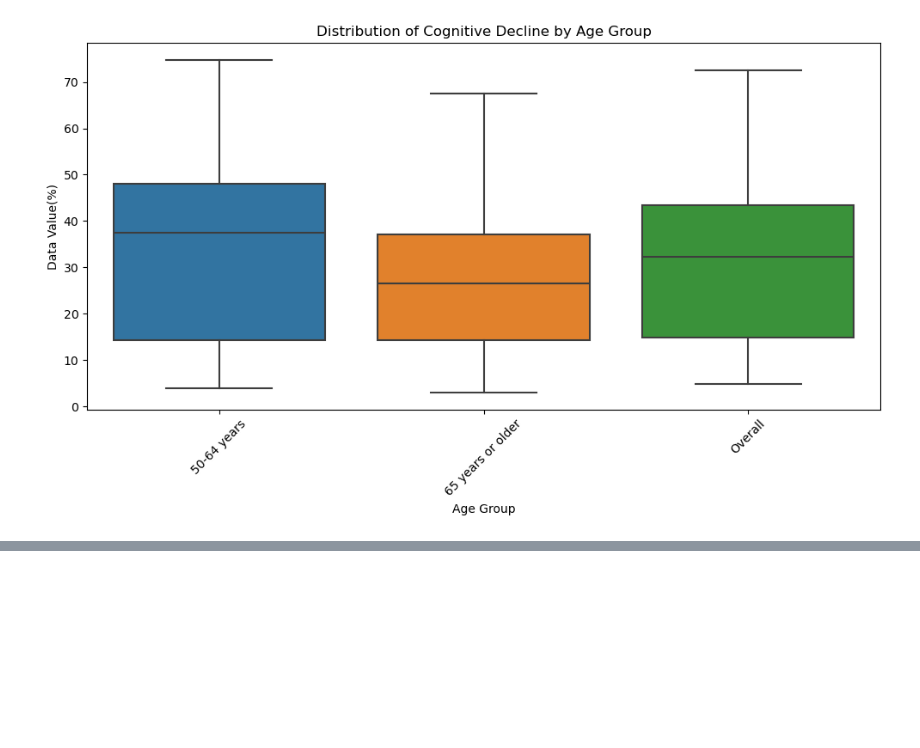
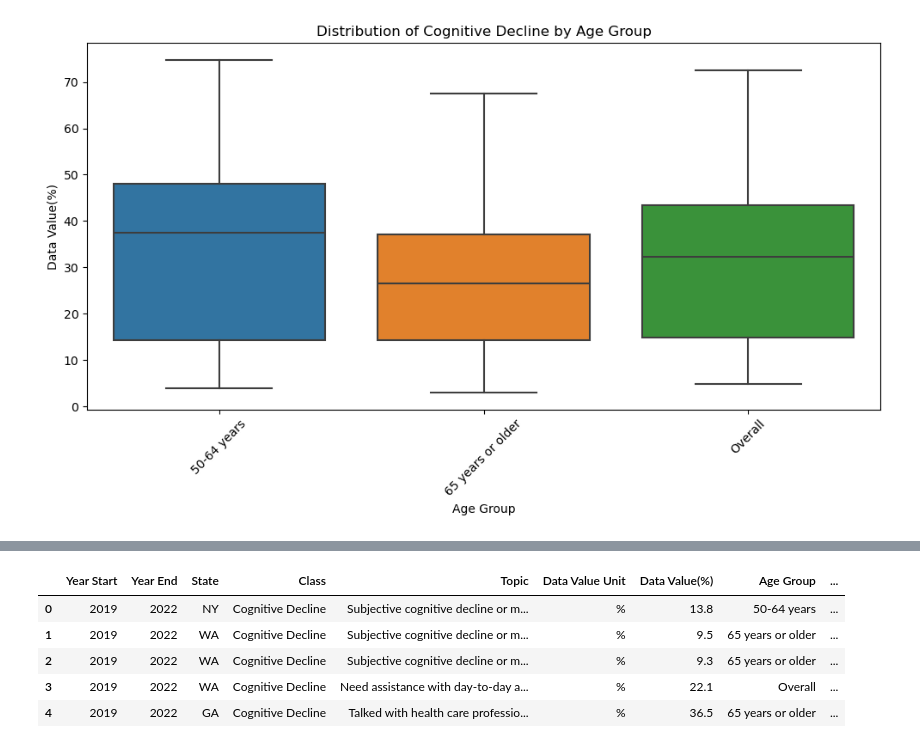
Before and after one commit to ellen-grant/Project-3, a Jupyter notebook: Project-3/starter code/Alzheimer_HealthyAgingData.ipynb, the cells around one changed output, grey strips where cells are left out. Drawn from its saved outputs; the diff is of its cells as text; code cells hidden in the pictures; blank space fills up the shorter version.

```diff
--- a/Project-3/starter code/Alzheimer_HealthyAgingData.ipynb
+++ b/Project-3/starter code/Alzheimer_HealthyAgingData.ipynb
@@ -341,0 +343,20 @@ plt.show()
+# %%
+df = pd.DataFrame(data)
+# Path to your SQLite database file
+database_path = '/Users/ellengrant/Desktop/3/Project-3/starter code/ALZ.db'
+Table_Name = 'Alz_Data_Table'
+# Create a connection to the SQLite database
+with sqlite3.connect(database_path) as connection:
+  # Load the DataFrame to a SQL table
+  df.to_sql(Table_Name, connection, if_exists='replace', index=False)
+# Verify that the data has been loaded
+with sqlite3.connect(database_path) as connection:
+  df_from_sql = pd.read_sql('SELECT * FROM Alz_Data_Table', connection)
+df_from_sql.head()
+# %% [output]
+|  | Year Start | Year End | State | Class | Topic | Data Value Unit | Data Value(%) | Age Group | ... |
+| 0 | 2019 | 2022 | NY | Cognitive Decline | Subjective cognitive decline or m... | % | 13.8 | 50-64 years | ... |
+| 1 | 2019 | 2022 | WA | Cognitive Decline | Subjective cognitive decline or m... | % | 9.5 | 65 years or older | ... |
+| 2 | 2019 | 2022 | WA | Cognitive Decline | Subjective cognitive decline or m... | % | 9.3 | 65 years or older | ... |
+| 3 | 2019 | 2022 | WA | Cognitive Decline | Need assistance with day-to-day a... | % | 22.1 | Overall | ... |
+| 4 | 2019 | 2022 | GA | Cognitive Decline | Talked with health care professio... | % | 36.5 | 65 years or older | ... |
```
Also changed, not shown: parts of 7 cells of this notebook, 1 other file.
